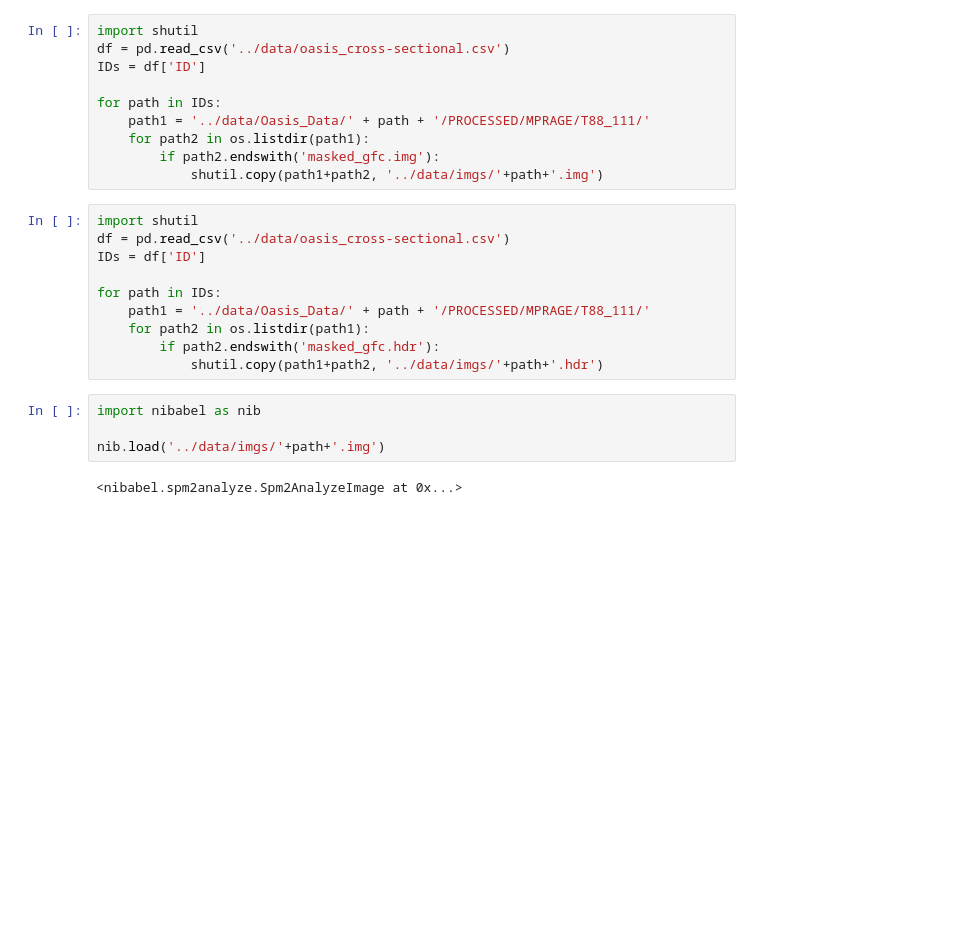
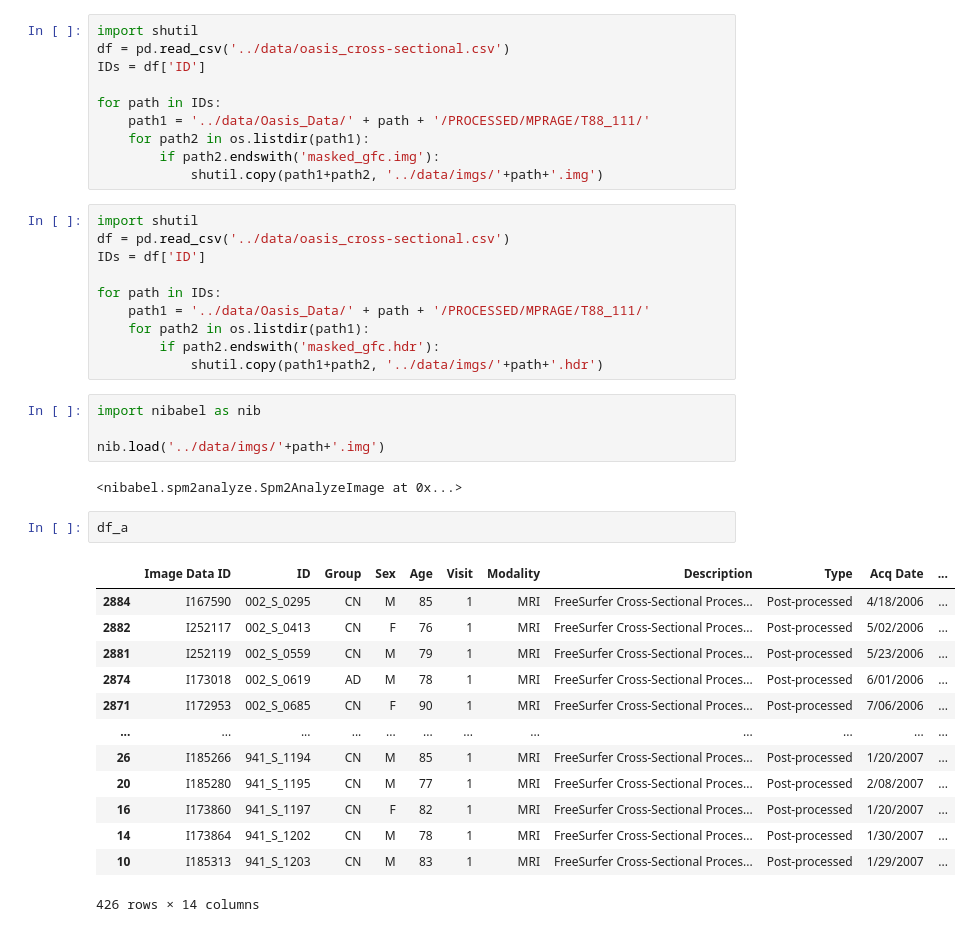
Before and after one commit to tamap94/ds-capstone-alzheimers-, a Jupyter notebook: preprocessing/getdata.ipynb, the cells around one changed output. Drawn from its saved outputs; the diff is of its cells as text; blank space fills up the shorter version.

```diff
--- a/preprocessing/getdata.ipynb
+++ b/preprocessing/getdata.ipynb
@@ -50,3 +77,19 @@ import nibabel as nib
 nib.load('../data/imgs/'+path+'.img')
 # %% [output]
 <nibabel.spm2analyze.Spm2AnalyzeImage at 0x...>
+# %%
+df_a
+# %% [output]
+|  | Image Data ID | ID | Group | Sex | Age | Visit | Modality | Description | Type | Acq Date | ... |
+| 2884 | I167590 | 002_S_0295 | CN | M | 85 | 1 | MRI | FreeSurfer Cross-Sectional Proces... | Post-processed | 4/18/2006 | ... |
+| 2882 | I252117 | 002_S_0413 | CN | F | 76 | 1 | MRI | FreeSurfer Cross-Sectional Proces... | Post-processed | 5/02/2006 | ... |
+| 2881 | I252119 | 002_S_0559 | CN | M | 79 | 1 | MRI | FreeSurfer Cross-Sectional Proces... | Post-processed | 5/23/2006 | ... |
+| 2874 | I173018 | 002_S_0619 | AD | M | 78 | 1 | MRI | FreeSurfer Cross-Sectional Proces... | Post-processed | 6/01/2006 | ... |
+| 2871 | I172953 | 002_S_0685 | CN | F | 90 | 1 | MRI | FreeSurfer Cross-Sectional Proces... | Post-processed | 7/06/2006 | ... |
+| ... | ... | ... | ... | ... | ... | ... | ... | ... | ... | ... | ... |
+| 26 | I185266 | 941_S_1194 | CN | M | 85 | 1 | MRI | FreeSurfer Cross-Sectional Proces... | Post-processed | 1/20/2007 | ... |
+| 20 | I185280 | 941_S_1195 | CN | M | 77 | 1 | MRI | FreeSurfer Cross-Sectional Proces... | Post-processed | 2/08/2007 | ... |
+| 16 | I173860 | 941_S_1197 | CN | F | 82 | 1 | MRI | FreeSurfer Cross-Sectional Proces... | Post-processed | 1/20/2007 | ... |
+| 14 | I173864 | 941_S_1202 | CN | M | 78 | 1 | MRI | FreeSurfer Cross-Sectional Proces... | Post-processed | 1/30/2007 | ... |
+| 10 | I185313 | 941_S_1203 | CN | M | 83 | 1 | MRI | FreeSurfer Cross-Sectional Proces... | Post-processed | 1/29/2007 | ... |
+426 rows × 14 columns
```
Also changed, not shown: parts of 14 cells of this notebook, 2 other files.
